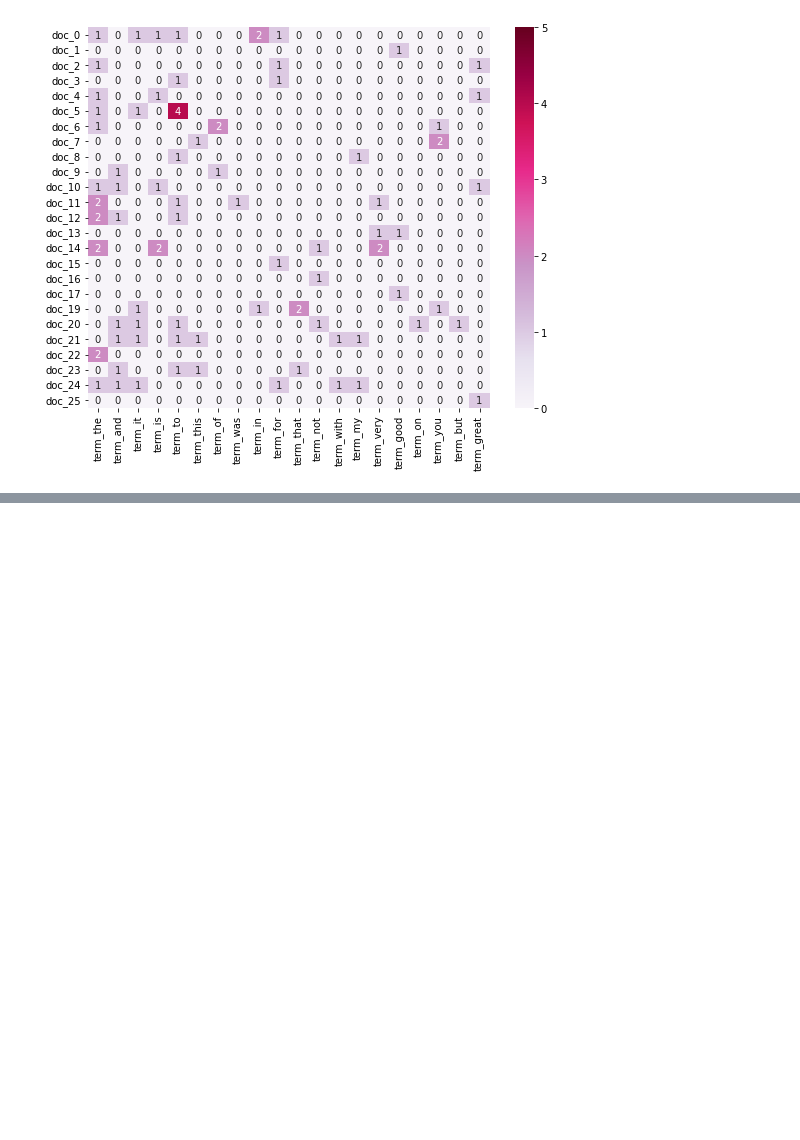
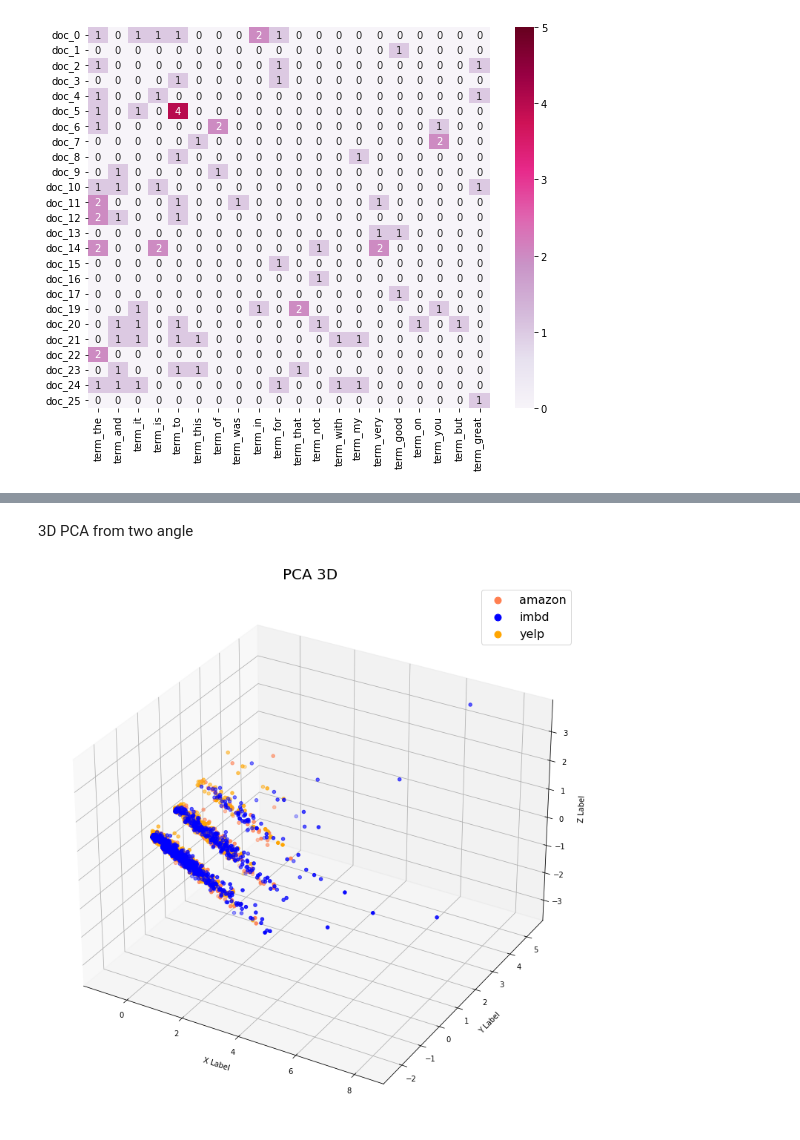
Before and after one commit to npinghuang/DM2022-Lab1-Homework, a Jupyter notebook: DM2022-Lab1-Homework.ipynb, the cells around one changed output, grey strips where cells are left out. Saved outputs shown, nothing was run; the diff lists cells and outputs as text; code cells hidden in the pictures; blank space fills up the shorter version.

```diff
--- a/DM2022-Lab1-Homework.ipynb
+++ b/DM2022-Lab1-Homework.ipynb
@@ -236,0 +350,28 @@ ax = sns.heatmap(df_todraw,
+# %% [markdown]
+3D PCA from two angle
+# %%
+X_reduced = PCA(n_components = 3).fit_transform(DATA_counts.toarray())
+ANGLE = [[0, 0], [30, 30], [25, 10]]
+# %%
+# plot
+fig = plt.figure(figsize = (15,10))
+ax = Axes3D(fig, auto_add_to_figure=False)
+fig.add_axes(ax)
+col = ['coral', 'blue', 'orange']
+for c, category in zip(col, categories):
+    xs = X_reduced[DATA['source_name'] == category].T[0]
+    ys = X_reduced[DATA['source_name'] == category].T[1]
+    zs = X_reduced[DATA['source_name'] == category].T[2]
+    ax.scatter(xs, ys, zs, c = c, marker='o', label=category)
+
+ax.grid(color='gray', linestyle=':', linewidth=2, alpha=0.2)
+ax.set_xlabel('\nX Label')
+ax.set_ylabel('\nY Label')
+ax.set_zlabel('\nZ Label')
+
+# ax.view_init(ANGLE[0][0], ANGLE[0][1])
+ax.set_title('PCA 3D', fontsize = 20)
+plt.legend(fontsize = 16, markerscale = 2 )
+plt.show()
+# %% [output]
+[figure, added]
```
Also changed, not shown: parts of 24 cells of this notebook, 5 other files.
